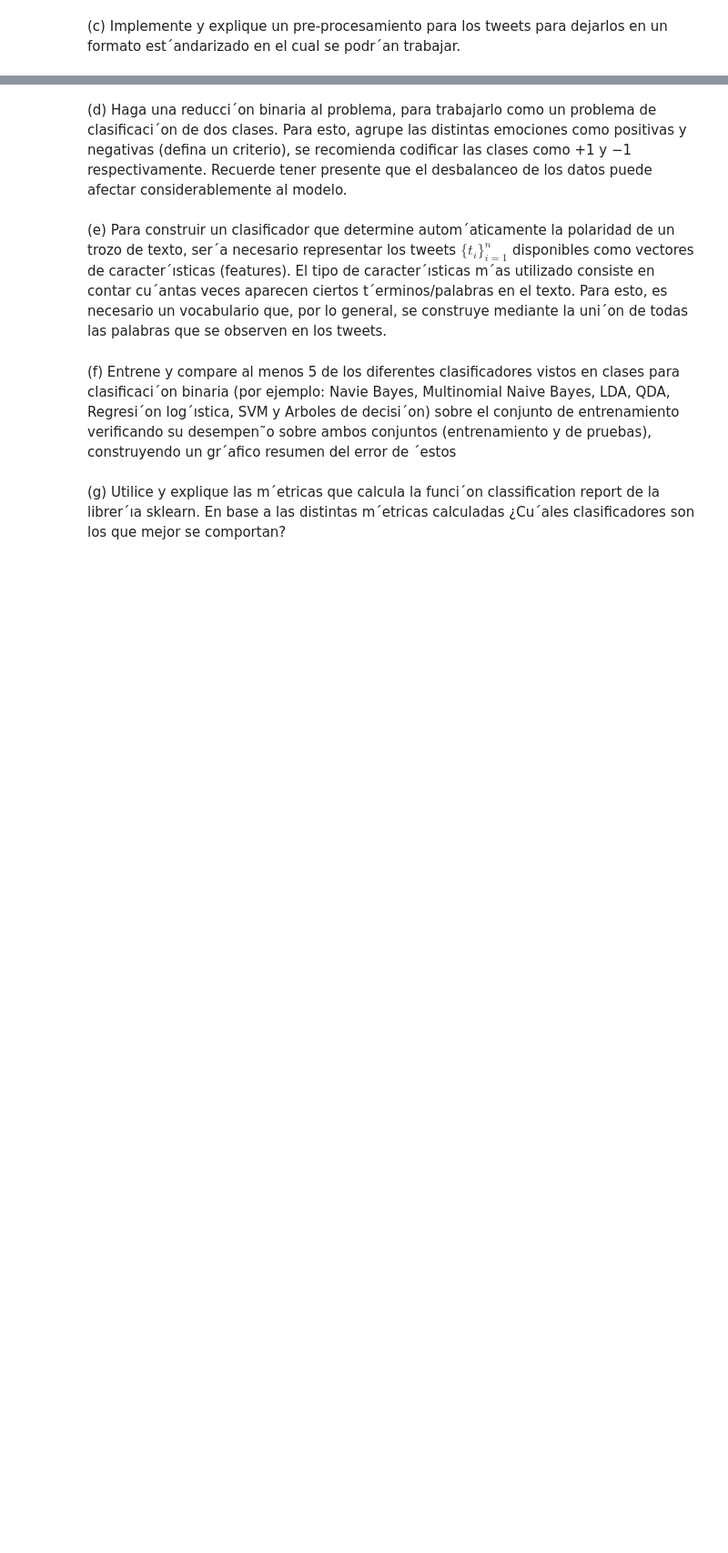
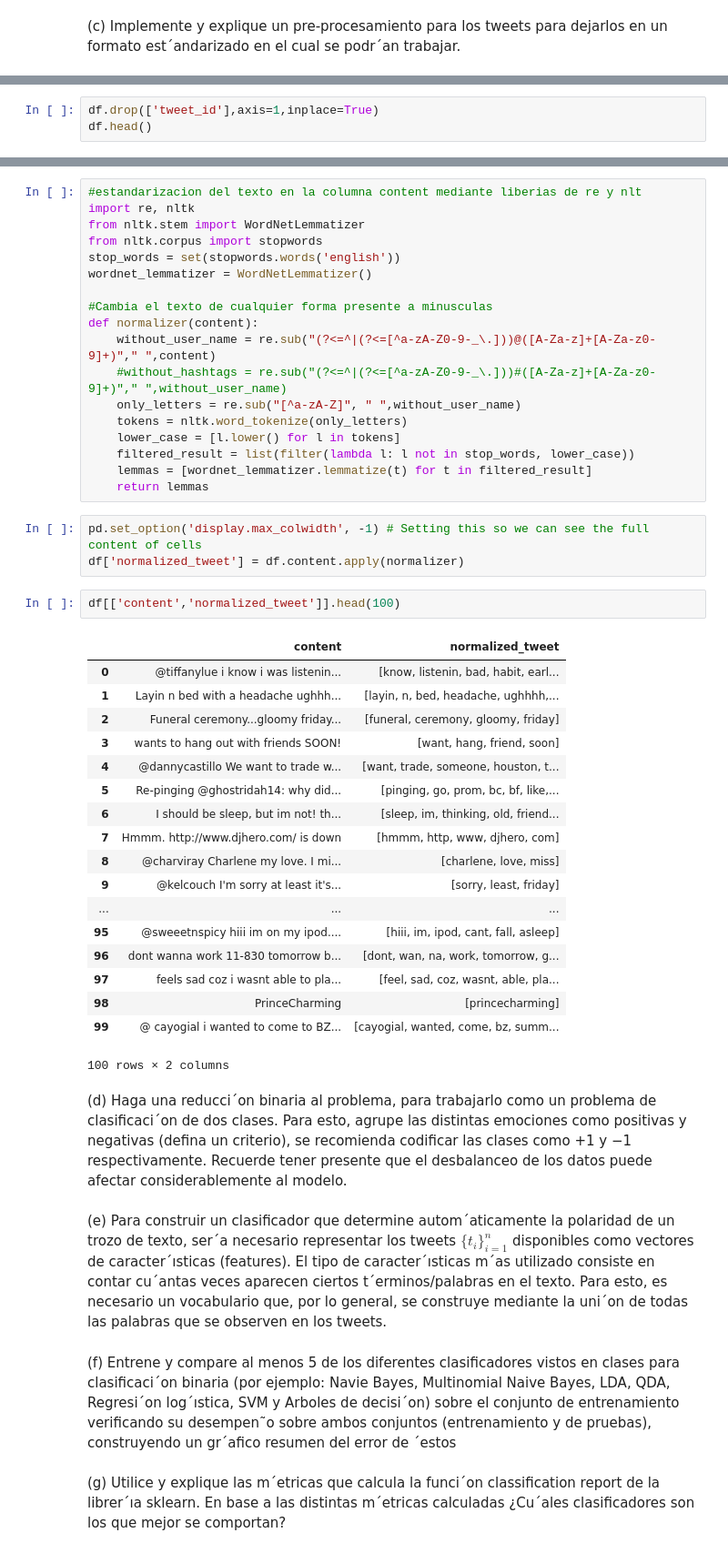
Before and after one commit to Caimapo/MachineLearning2017-02, a Jupyter notebook: Tarea 2 Máquinas de Aprendizaje.ipynb, the cells around one changed output, grey strips where cells are left out. Shown at 91% size. Drawn from its saved outputs; the diff is of its cells as text; blank space fills up the shorter version.

```diff
--- a/Tarea 2 Máquinas de Aprendizaje.ipynb
+++ b/Tarea 2 Máquinas de Aprendizaje.ipynb
@@ -200,0 +293,3 @@ def load_wav_file(name, path):
+# %%
+df.drop(['tweet_id'],axis=1,inplace=True)
+df.head()
@@ -201,3 +303,45 @@ def load_wav_file(name, path):
+# %%
+#estandarizacion del texto en la columna content mediante liberias de re y nlt
+import re, nltk
+from nltk.stem import WordNetLemmatizer
+from nltk.corpus import stopwords
+stop_words = set(stopwords.words('english'))
+wordnet_lemmatizer = WordNetLemmatizer()
+
+#Cambia el texto de cualquier forma presente a minusculas
+def normalizer(content):
+    without_user_name = re.sub("(?<=^|(?<=[^a-zA-Z0-9-_\.]))@([A-Za-z]+[A-Za-z0-9]+)"," ",content)
+    #without_hashtags = re.sub("(?<=^|(?<=[^a-zA-Z0-9-_\.]))#([A-Za-z]+[A-Za-z0-9]+)"," ",without_user_name)
+    only_letters = re.sub("[^a-zA-Z]", " ",without_user_name)
+    tokens = nltk.word_tokenize(only_letters)
+    lower_case = [l.lower() for l in tokens]
+    filtered_result = list(filter(lambda l: l not in stop_words, lower_case))
+    lemmas = [wordnet_lemmatizer.lemmatize(t) for t in filtered_result]
+    return lemmas
+# %%
+pd.set_option('display.max_colwidth', -1) # Setting this so we can see the full content of cells
+df['normalized_tweet'] = df.content.apply(normalizer)
+# %%
+df[['content','normalized_tweet']].head(100)
+# %% [output]
+|  | content | normalized_tweet |
+| 0 | @tiffanylue i know i was listenin... | [know, listenin, bad, habit, earl... |
+| 1 | Layin n bed with a headache ughhh... | [layin, n, bed, headache, ughhhh,... |
+| 2 | Funeral ceremony...gloomy friday... | [funeral, ceremony, gloomy, friday] |
+| 3 | wants to hang out with friends SOON! | [want, hang, friend, soon] |
+| 4 | @dannycastillo We want to trade w... | [want, trade, someone, houston, t... |
+| 5 | Re-pinging @ghostridah14: why did... | [pinging, go, prom, bc, bf, like,... |
+| 6 | I should be sleep, but im not! th... | [sleep, im, thinking, old, friend... |
+| 7 | Hmmm. http://www.djhero.com/ is down | [hmmm, http, www, djhero, com] |
+| 8 | @charviray Charlene my love. I mi... | [charlene, love, miss] |
+| 9 | @kelcouch I'm sorry at least it's... | [sorry, least, friday] |
+| ... | ... | ... |
+| 95 | @sweeetnspicy hiii im on my ipod.... | [hiii, im, ipod, cant, fall, asleep] |
+| 96 | dont wanna work 11-830 tomorrow b... | [dont, wan, na, work, tomorrow, g... |
+| 97 | feels sad coz i wasnt able to pla... | [feel, sad, coz, wasnt, able, pla... |
+| 98 | PrinceCharming | [princecharming] |
+| 99 | @ cayogial i wanted to come to BZ... | [cayogial, wanted, come, bz, summ... |
+100 rows × 2 columns
 # %% [markdown]
 (d)	Haga una reducci´on binaria al problema, para trabajarlo como un problema de clasificaci´on de dos clases. Para esto, agrupe las distintas emociones como positivas y negativas (defina un criterio), se recomienda codificar las clases como +1 y −1 respectivamente. Recuerde tener presente que el desbalanceo de los datos puede afectar considerablemente al modelo.
 # %% [markdown]
```
Also changed, not shown: parts of 23 cells of this notebook, 1 other file.
